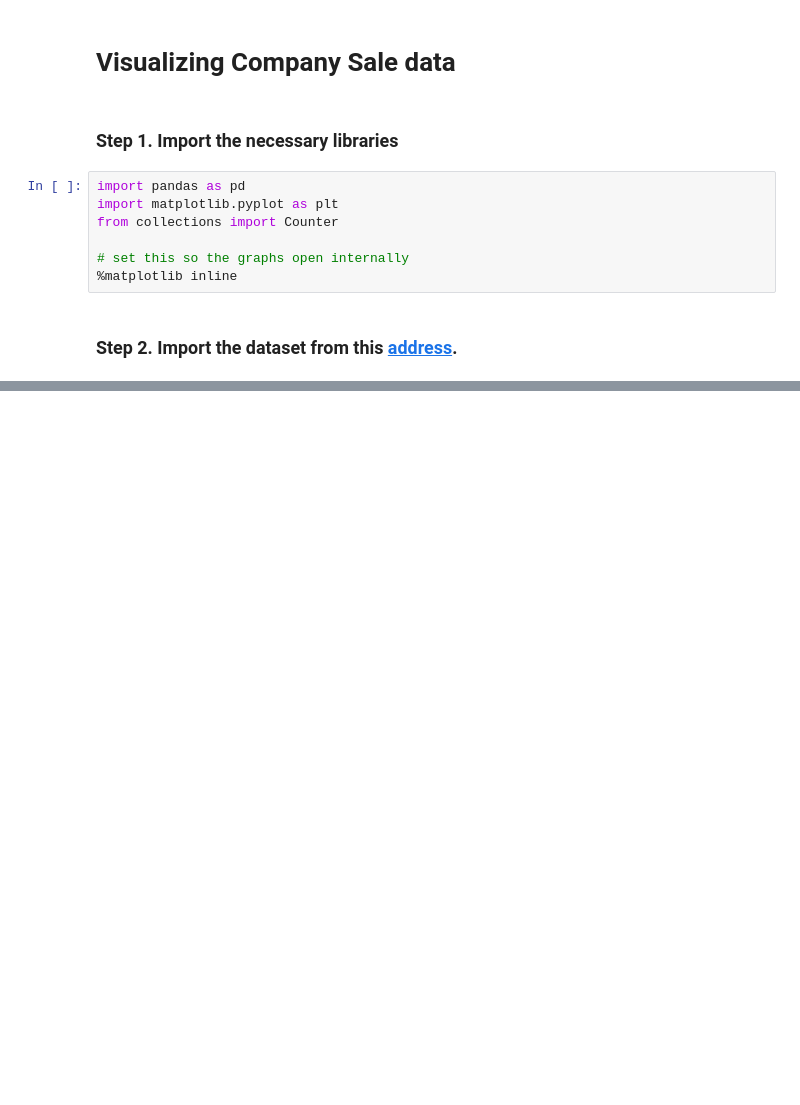
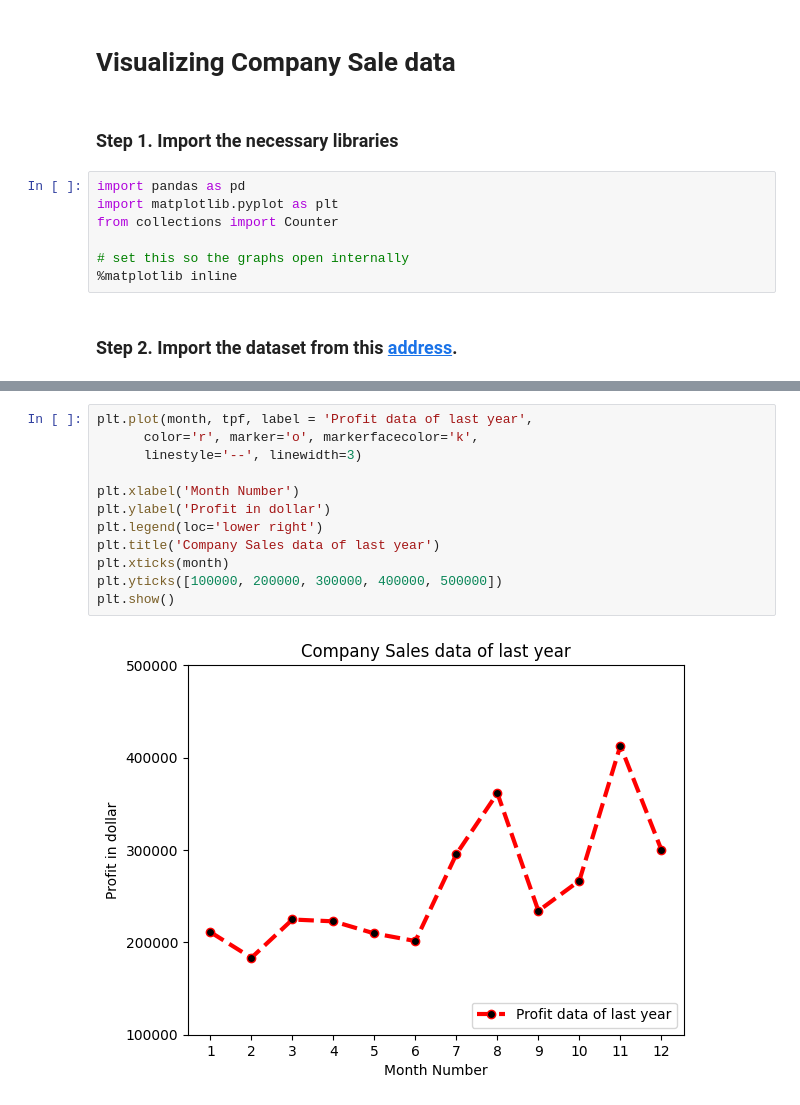
Before and after one commit to thieu1995/pandas, a Jupyter notebook: 11_matplotlib/company-sale/Exercises.ipynb, the cells around one changed output, grey strips where cells are left out. Cells and saved outputs as stored; diff of their text form; blank space fills up the shorter version.

```diff
--- a/11_matplotlib/company-sale/Exercises.ipynb
+++ b/11_matplotlib/company-sale/Exercises.ipynb
@@ -92,0 +58,14 @@ from collections import Counter
+# %%
+plt.plot(month, tpf, label = 'Profit data of last year',
+      color='r', marker='o', markerfacecolor='k',
+      linestyle='--', linewidth=3)
+
+plt.xlabel('Month Number')
+plt.ylabel('Profit in dollar')
+plt.legend(loc='lower right')
+plt.title('Company Sales data of last year')
+plt.xticks(month)
+plt.yticks([100000, 200000, 300000, 400000, 500000])
+plt.show()
+# %% [output]
+[figure, added]
```
Also changed, not shown: parts of 41 cells of this notebook.
